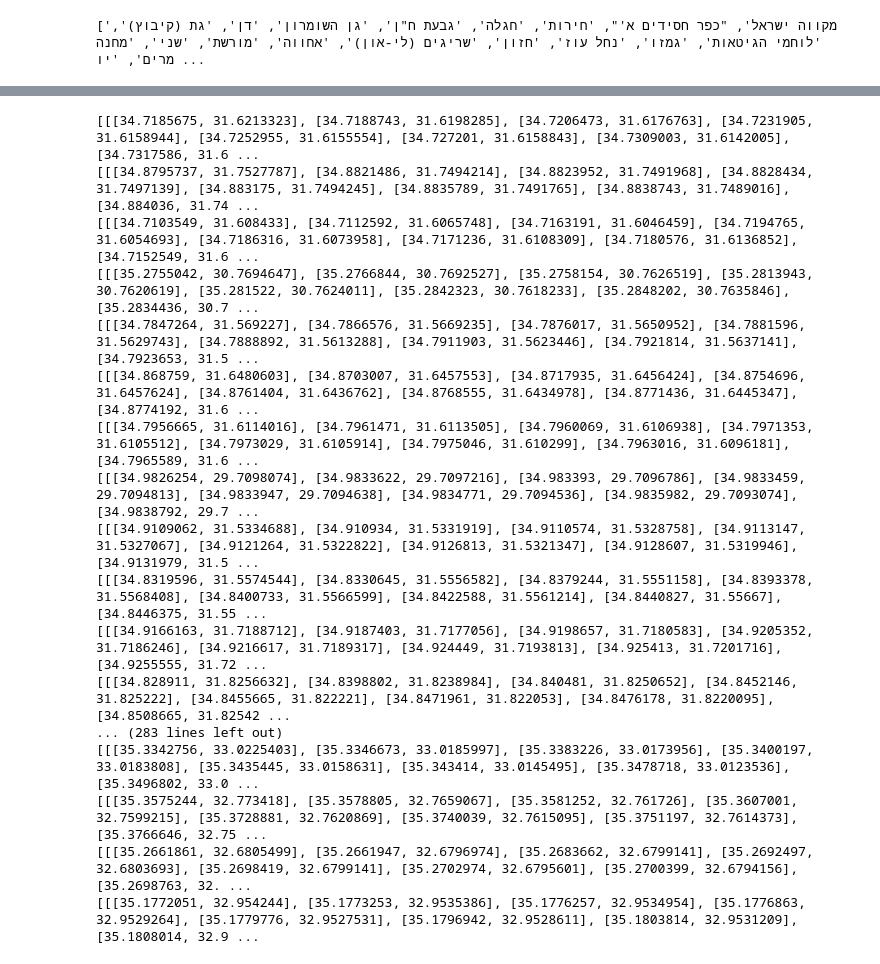
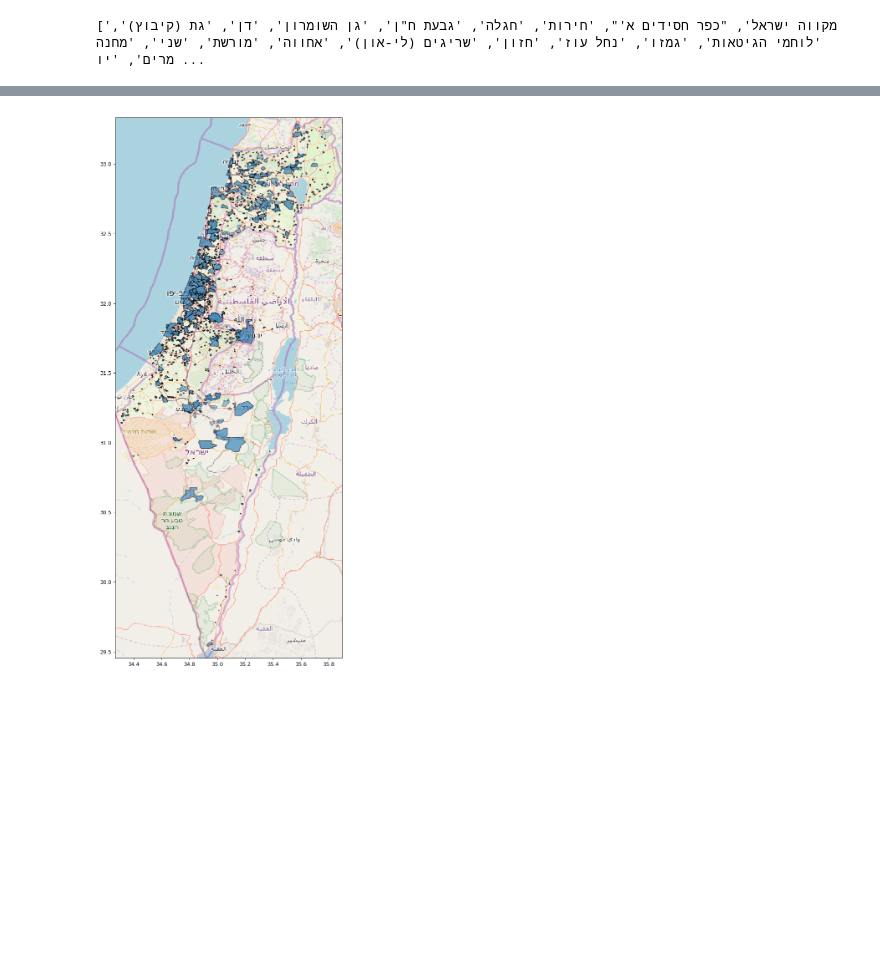
Before and after one commit to arielszabo/Knesset_election_2019, a Jupyter notebook: PlotMap.ipynb, the cells around one changed output, grey strips where cells are left out. Cells and saved outputs as stored; diff of their text form; code cells hidden in the pictures; blank space fills up the shorter version.

Commit message:
add bg image

```diff
--- a/PlotMap.ipynb
+++ b/PlotMap.ipynb
@@ -55,7 +58,7 @@ def get_city_polygon(city_name):
 
     return response
 # %%
-openstreetmap_data = {name: get_city_polygon(name) for _, name in tqdm(df['שם ישוב'].iteritems())}
+openstreetmap_data = {name: get_city_polygon(name) for _, name in tqdm(df.index.iteritems())}
 # %%
 with open(os.path.join(r'data', r'openstreetmap_settlement_data.json'), 'w') as jfile:
     json.dump(openstreetmap_data, jfile)
@@ -177,26 +129,40 @@ TypeError: list indices must be integers or slices, not str
-# %%
-# Plot all the cities
-for city_name in geojson_types_to_name['Polygon']:
-# for city_name in data:
-    city_geometry = openstreetmap_data[city_name][0]['geojson']['coordinates']
-    print(city_geometry)
-#     ring_patch = PolygonPatch(city_geometry)#, ec=None, alpha=data[city_name]['voting_percentage'])
-#     ax.add_patch(ring_patch)
-# %% [output]
-[[[34.7185675, 31.6213323], [34.7188743, 31.6198285], [34.7206473, 31.6176763], [34.7231905, 31.6158944], [34.7252955, 31.6155554], [34.727201, 31.6158843], [34.7309003, 31.6142005], [34.7317586, 31.6 ...
-[[[34.8795737, 31.7527787], [34.8821486, 31.7494214], [34.8823952, 31.7491968], [34.8828434, 31.7497139], [34.883175, 31.7494245], [34.8835789, 31.7491765], [34.8838743, 31.7489016], [34.884036, 31.74 ...
-[[[34.7103549, 31.608433], [34.7112592, 31.6065748], [34.7163191, 31.6046459], [34.7194765, 31.6054693], [34.7186316, 31.6073958], [34.7171236, 31.6108309], [34.7180576, 31.6136852], [34.7152549, 31.6 ...
-[[[35.2755042, 30.7694647], [35.2766844, 30.7692527], [35.2758154, 30.7626519], [35.2813943, 30.7620619], [35.281522, 30.7624011], [35.2842323, 30.7618233], [35.2848202, 30.7635846], [35.2834436, 30.7 ...
-[[[34.7847264, 31.569227], [34.7866576, 31.5669235], [34.7876017, 31.5650952], [34.7881596, 31.5629743], [34.7888892, 31.5613288], [34.7911903, 31.5623446], [34.7921814, 31.5637141], [34.7923653, 31.5 ...
-[[[34.868759, 31.6480603], [34.8703007, 31.6457553], [34.8717935, 31.6456424], [34.8754696, 31.6457624], [34.8761404, 31.6436762], [34.8768555, 31.6434978], [34.8771436, 31.6445347], [34.8774192, 31.6 ...
-[[[34.7956665, 31.6114016], [34.7961471, 31.6113505], [34.7960069, 31.6106938], [34.7971353, 31.6105512], [34.7973029, 31.6105914], [34.7975046, 31.610299], [34.7963016, 31.6096181], [34.7965589, 31.6 ...
-[[[34.9826254, 29.7098074], [34.9833622, 29.7097216], [34.983393, 29.7096786], [34.9833459, 29.7094813], [34.9833947, 29.7094638], [34.9834771, 29.7094536], [34.9835982, 29.7093074], [34.9838792, 29.7 ...
-[[[34.9109062, 31.5334688], [34.910934, 31.5331919], [34.9110574, 31.5328758], [34.9113147, 31.5327067], [34.9121264, 31.5322822], [34.9126813, 31.5321347], [34.9128607, 31.5319946], [34.9131979, 31.5 ...
-[[[34.8319596, 31.5574544], [34.8330645, 31.5556582], [34.8379244, 31.5551158], [34.8393378, 31.5568408], [34.8400733, 31.5566599], [34.8422588, 31.5561214], [34.8440827, 31.55667], [34.8446375, 31.55 ...
-[[[34.9166163, 31.7188712], [34.9187403, 31.7177056], [34.9198657, 31.7180583], [34.9205352, 31.7186246], [34.9216617, 31.7189317], [34.924449, 31.7193813], [34.925413, 31.7201716], [34.9255555, 31.72 ...
-[[[34.828911, 31.8256632], [34.8398802, 31.8238984], [34.840481, 31.8250652], [34.8452146, 31.825222], [34.8455665, 31.822221], [34.8471961, 31.822053], [34.8476178, 31.8220095], [34.8508665, 31.82542 ...
-... (283 lines left out)
-[[[35.3342756, 33.0225403], [35.3346673, 33.0185997], [35.3383226, 33.0173956], [35.3400197, 33.0183808], [35.3435445, 33.0158631], [35.343414, 33.0145495], [35.3478718, 33.0123536], [35.3496802, 33.0 ...
-[[[35.3575244, 32.773418], [35.3578805, 32.7659067], [35.3581252, 32.761726], [35.3607001, 32.7599215], [35.3728881, 32.7620869], [35.3740039, 32.7615095], [35.3751197, 32.7614373], [35.3766646, 32.75 ...
-[[[35.2661861, 32.6805499], [35.2661947, 32.6796974], [35.2683662, 32.6799141], [35.2692497, 32.6803693], [35.2698419, 32.6799141], [35.2702974, 32.6795601], [35.2700399, 32.6794156], [35.2698763, 32. ...
-[[[35.1772051, 32.954244], [35.1773253, 32.9535386], [35.1776257, 32.9534954], [35.1776863, 32.9529264], [35.1779776, 32.9527531], [35.1796942, 32.9528611], [35.1803814, 32.9531209], [35.1808014, 32.9 ...
+# %%
+def plot_cities_on_map(df, openstreetmap_data, geojson_types_to_name, hue='voting_percentage'):
+    fig = plt.figure(1, figsize=(5,5), dpi=90)
+
+    ax = fig.add_subplot(111)
+
+    # add the background image
+    img = plt.imread(os.path.join('data', 'IL_map_n33500_w31498_s29262_e38749.png'))
+    ax.imshow(img, extent=[31.498, 38.749, 29.262, 33.52], cmap=plt.get_cmap('gray'))
+
+
+    for geojson_type, names in geojson_types_to_name.items():
+        if geojson_type == 'Polygon':
+            for city_name in names:
+                geometry = openstreetmap_data[city_name][0]['geojson']['coordinates']
+                g = reshaper(geometry)
+                x = Polygon(g)
+                ring_patch = PolygonPatch(x, ec=None, alpha=df.loc[city_name][hue])
+                ax.add_patch(ring_patch)
+
+        elif geojson_type == 'MultiPolygon':
+            for city_name in names:
+                multi_geometry = openstreetmap_data[city_name][0]['geojson']['coordinates']
+                for geometry in multi_geometry:
+                    g = reshaper(geometry)
+                    x = Polygon(g)
+                    ring_patch = PolygonPatch(x, ec=None, alpha=df.loc[city_name][hue])
+                    ax.add_patch(ring_patch)
+
+
+    xrange = [float(xmin), float(xmax)]
+    yrange = [float(ymin), float(ymax)]
+    ax.set_xlim(*xrange)
+    ax.set_ylim(*yrange)
+    ax.set_aspect(1)
+
+plot_cities_on_map(df, openstreetmap_data, geojson_types_to_name, hue='voting_percentage')
+plt.subplots_adjust(right=3, top=3)
+# %% [output]
+[figure, added]
```
Also changed, not shown: parts of 9 cells of this notebook, 1 other file.
